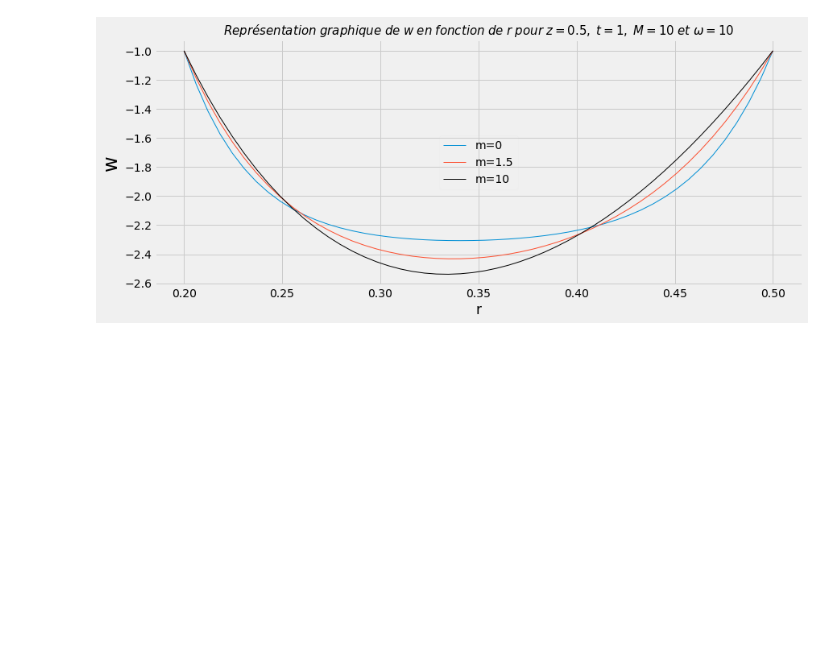
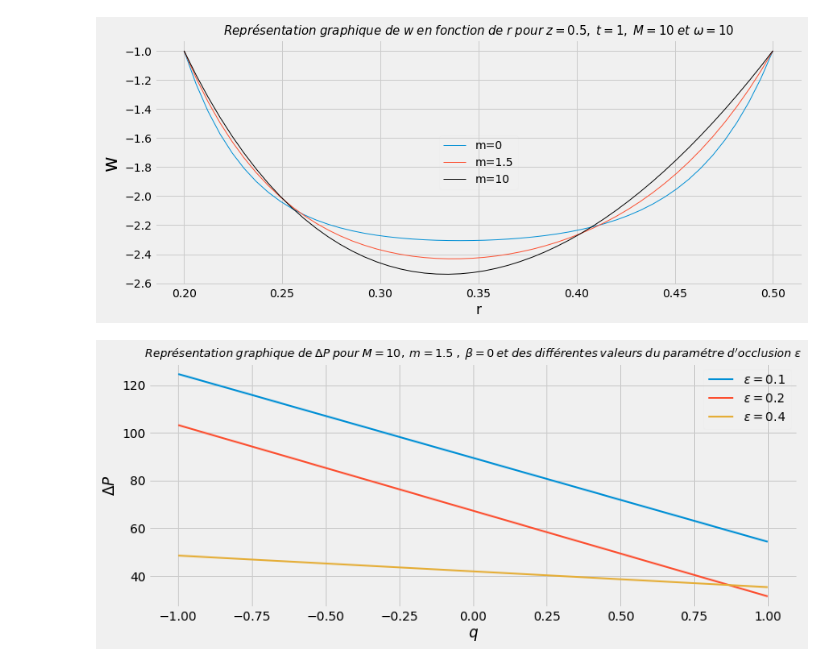
Before and after one commit to ElMehdi19/master-thesis, a Jupyter notebook: notebooks/solutions/NewtonianNoBeta.ipynb, the cells around one changed output. Cells and saved outputs as stored; diff of their text form; code cells hidden in the pictures; blank space fills up the shorter version.

```diff
--- a/notebooks/solutions/NewtonianNoBeta.ipynb
+++ b/notebooks/solutions/NewtonianNoBeta.ipynb
@@ -262,0 +288,24 @@ with plt.style.context('fivethirtyeight'):
+# %%
+# occlusion=0.1
+delta_p_1 = np.zeros(nq)
+for (i, q) in enumerate(qs):
+    ys = y(q=q, z=zs, phi=0.1)
+    delta_p_1[i] = simps(ys, zs)
+# %%
+# occlusion=0.2
+delta_p_2 = np.zeros(nq)
+for (i, q) in enumerate(qs):
+    ys = y(q=q, z=zs, phi=0.2)
+    delta_p_2[i] = simps(ys, zs)
+# %%
+# occlusion=0.3
+delta_p_3 = np.zeros(nq)
+for (i, q) in enumerate(qs):
+    ys = y(q=q, z=zs, phi=0.3)
+    delta_p_3[i] = simps(ys, zs)
+# %%
+# occlusion=0.4
+delta_p_4 = np.zeros(nq)
+for (i, q) in enumerate(qs):
+    ys = y(q=q, z=zs, phi=0.4)
+    delta_p_4[i] = simps(ys, zs)
@@ -262,0 +318,20 @@ with plt.style.context('fivethirtyeight'):
+# %%
+with plt.style.context('fivethirtyeight'):
+    plt.plot(qs, delta_p_1, linewidth=2, label=r'$\epsilon=0.1$')
+    plt.plot(qs, delta_p_2, linewidth=2, label=r'$\epsilon=0.2$')
+#     plt.plot(qs, delta_p_3, linewidth=2, label=r'$\epsilon=0.3$')
+    plt.plot(qs, delta_p_4, linewidth=2, label=r'$\epsilon=0.4$')
+#     plt.plot(qs, delta_p_8, linewidth=2, label=r'$\epsilon=0.8$')
+#     plt.gca().invert_yaxis()
+    plt.xlabel('$q$')
+    plt.ylabel('$\Delta P$')
+    sp = r'\hspace{0.25}' #
+    ttl = fr"$Représentation{sp}graphique{sp}de{sp}\Delta P{sp}pour{sp}M=10,{sp}m=1.5{sp},{sp}\beta=0{sp}et{sp}des{sp}différentes{sp}valeurs{sp}du{sp}paramétre{sp}d'occlusion{sp}\epsilon$"
+    plt.title(ttl, fontsize=13)
+    plt.tight_layout()
+    fig = plt.gcf()
+    fig.set_size_inches(12.5, 5.5)
+    plt.legend(framealpha=0.1)
+    plt.savefig('figs/newtonian-pressure-drop-beta-nil.png', transparent=True, dpi=100)
+# %% [output]
+[figure, added]
```
Also changed, not shown: parts of 13 cells of this notebook, 5 other files.
